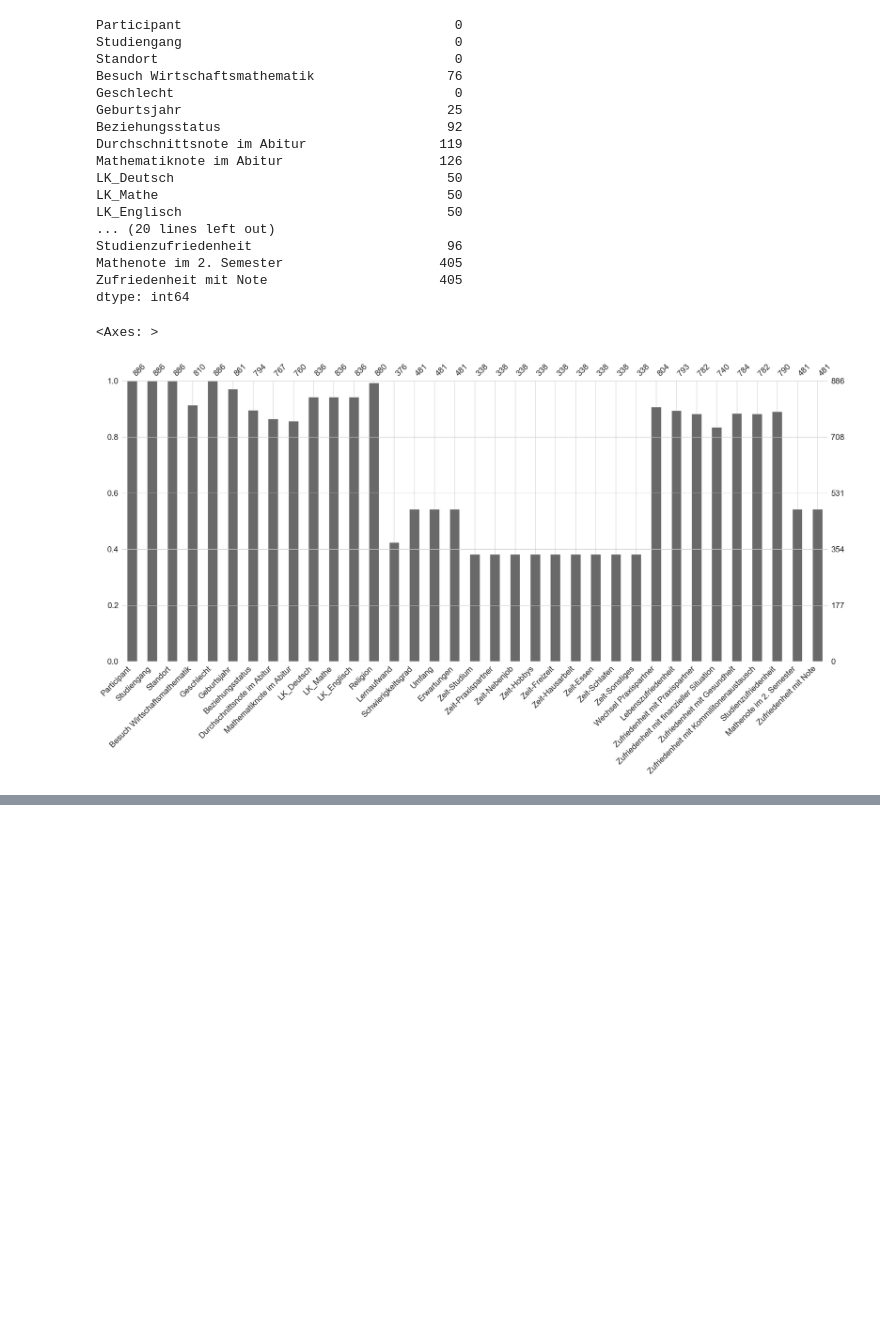
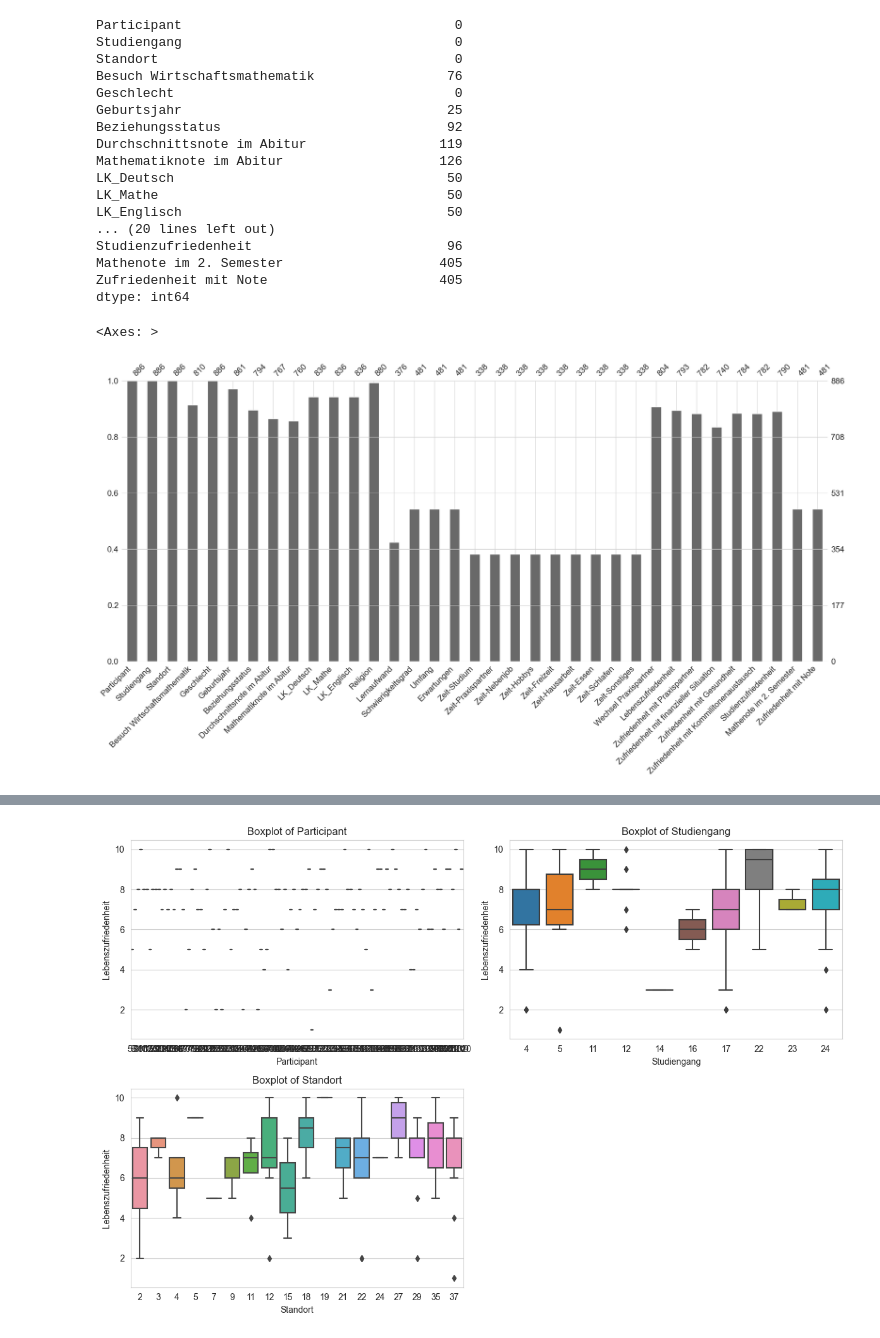
Before and after one commit to StefanDataCraft/praxis_Statistik, a Jupyter notebook: uni_2.ipynb, the cells around one changed output, grey strips where cells are left out. Cells and saved outputs as stored; diff of their text form; code cells hidden in the pictures; blank space fills up the shorter version.

```diff
--- a/uni_2.ipynb
+++ b/uni_2.ipynb
@@ -83,0 +119,90 @@ msno.bar(uni_df)
+# %%
+import pandas as pd
+import numpy as np
+import scipy.stats as stats
+import matplotlib.pyplot as plt
+import seaborn as sns
+
+# Read the data
+uni_df = pd.read_excel("C:\\Users\\User\\Desktop\\Statistik\\Project\\Fallstudiendaten_Uni.xlsx")
+
+columns_list = ['Participant', 'Studiengang', 'Standort', 'Besuch Wirtschaftsmathematik', 'Geschlecht', 'Geburtsjahr', 'Beziehungsstatus', 'Durchschnittsnote im Abitur', 'Mathematiknote im Abitur', 'LK_Deutsch', 'LK_Mathe', 'LK_Englisch', 'Religion', 'Lernaufwand', 'Schwierigkeitsgrad', 'Umfang', 'Erwartungen', 'Zeit-Studium', 'Zeit-Praxispartner', 'Zeit-Nebenjob', 'Zeit-Hobbys', 'Zeit-Freizeit', 'Zeit-Hausarbeit', 'Zeit-Essen', 'Zeit-Schlafen', 'Zeit-Sonstiges', 'Wechsel Praxispartner', 'Lebenszufriedenheit', 'Zufriedenheit mit Praxispartner', 'Zufriedenheit mit finanzieller Situation', 'Zufriedenheit mit Gesundheit', 'Zufriedenheit mit Kommilitonenaustausch', 'Studienzufriedenheit', 'Mathenote im 2. Semester', 'Zufriedenheit mit Note']
+columns_without_spaces = [column_name.replace(" ", "_").replace("-", "_").replace(".", "") for column_name in columns_list]
+uni_df.columns = columns_without_spaces
+
+columns_list_without_lebenszufriedenheit = ['Participant', 'Studiengang', 'Standort', 'Besuch Wirtschaftsmathematik', 'Geschlecht', 'Geburtsjahr', 'Beziehungsstatus', 'Durchschnittsnote im Abitur', 'Mathematiknote im Abitur', 'LK_Deutsch', 'LK_Mathe', 'LK_Englisch', 'Religion', 'Lernaufwand', 'Schwierigkeitsgrad', 'Umfang', 'Erwartungen', 'Zeit-Studium', 'Zeit-Praxispartner', 'Zeit-Nebenjob', 'Zeit-Hobbys', 'Zeit-Freizeit', 'Zeit-Hausarbeit', 'Zeit-Essen', 'Zeit-Schlafen', 'Zeit-Sonstiges', 'Wechsel Praxispartner', 'Zufriedenheit mit Praxispartner', 'Zufriedenheit mit finanzieller Situation', 'Zufriedenheit mit Gesundheit', 'Zufriedenheit mit Kommilitonenaustausch', 'Studienzufriedenheit', 'Mathenote im 2. Semester', 'Zufriedenheit mit Note']
+columns_without_spaces = [column_name.replace(" ", "_").replace("-", "_").replace(".", "") for column_name in columns_list_without_lebenszufriedenheit]
+
+# Convert column names to lowercase to match the DataFrame
+columns_lowercase = [column.lower() for column in uni_df.columns]
+
+# Check if the selected variables are present in the DataFrame
+if all(var.lower() in columns_lowercase for var in columns_without_spaces):
+    selected_variables = columns_without_spaces
+
+    # Drop rows with missing values in selected variables
+    uni_df_cleaned = uni_df[selected_variables + ['Lebenszufriedenheit']].dropna()
+
+    significant_variables = []
+
+    for column in selected_variables:
+        x = uni_df_cleaned[column]
+        y = uni_df_cleaned['Lebenszufriedenheit']
+
+        if pd.api.types.is_numeric_dtype(x):
+            # Check and remove infinite values from x
+            x = x.replace([np.inf, -np.inf], np.nan).dropna()
+
+            corr, p_value = stats.pearsonr(x, y)
+            test_name = 'Pearson-Korrelation'
+        elif pd.api.types.is_categorical_dtype(x):
+            contingency_table = pd.crosstab(x, y)
+            chi2, p_value, _, _ = stats.chi2_contingency(contingency_table)
+            test_name = 'Chi-Quadrat-Test'
+        else:
+            continue
+
+        significant_variables.append({'Variable': column, 'durchgeführter Test': test_name, 'Ergebnis des Tests': p_value})
+
+    significant_variables_df = pd.DataFrame(significant_variables)
+    print(significant_variables_df)
+
+    descriptive_stats = uni_df_cleaned[selected_variables].describe()
+    print("\nDescriptive Statistics:")
+    print(descriptive_stats)
+
+    # Make sure selected_variables has at least three elements
+    if len(selected_variables) >= 3:
+        plt.figure(figsize=(12, 8))
+        for i, variable in enumerate(selected_variables[:3]):
+            plt.subplot(2, 2, i + 1)
+            sns.boxplot(x=variable, y='Lebenszufriedenheit', data=uni_df_cleaned)
+            plt.title(f"Boxplot of {variable}")
+        plt.tight_layout()
+        plt.show()
+
+        plt.figure(figsize=(6, 4))
+        sns.boxplot(x=selected_variables[2], y='Lebenszufriedenheit', data=uni_df_cleaned)
+        plt.title(f"Boxplot of {selected_variables[2]}")
+        plt.tight_layout()
+        plt.show()
+
+        # Histograms for the selected variables
+        plt.figure(figsize=(12, 8))
+        for i, variable in enumerate(selected_variables[:3]):
+            plt.subplot(2, 2, i + 1)
+            sns.histplot(data=uni_df_cleaned, x=variable, bins=20, kde=True)
+            plt.title(f"Histogram of {variable}")
+        plt.tight_layout()
+        plt.show()
+
+        plt.figure(figsize=(6, 4))
+        sns.histplot(data=uni_df_cleaned, x=selected_variables[2], bins=20, kde=True)
+        plt.title(f"Histogram of {selected_variables[2]}")
+        plt.tight_layout()
+        plt.show()
+    else:
+        print("Die ausgewählten Variablen sind nicht im DataFrame vorhanden.")
+else:
+    print("Die ausgewählten Variablen sind nicht im DataFrame vorhanden.")
+# %% [output]
@@ -83,0 +226 @@ msno.bar(uni_df)
+[figure, added]
```
Also changed, not shown: parts of 14 cells of this notebook, 1 other file.
